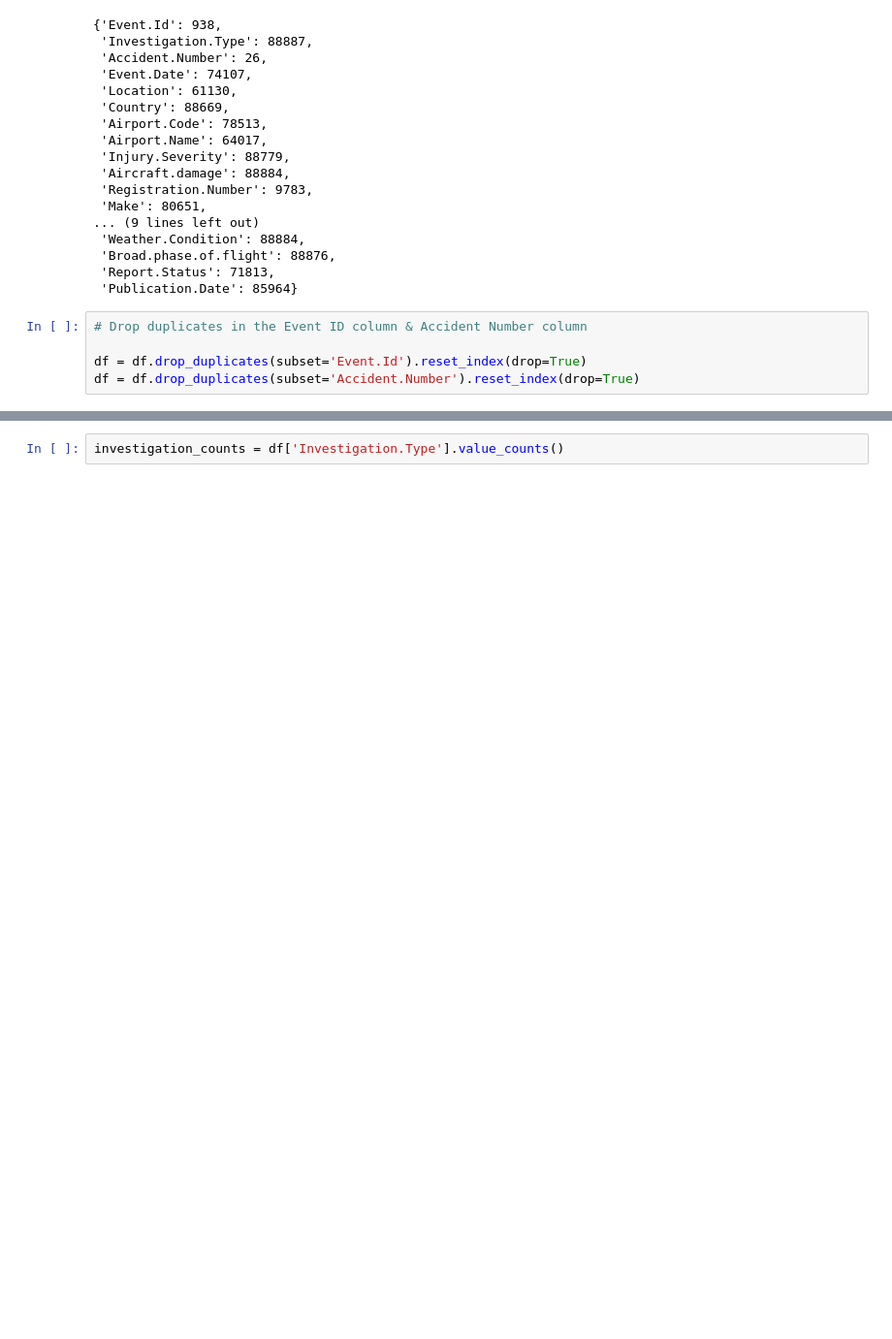
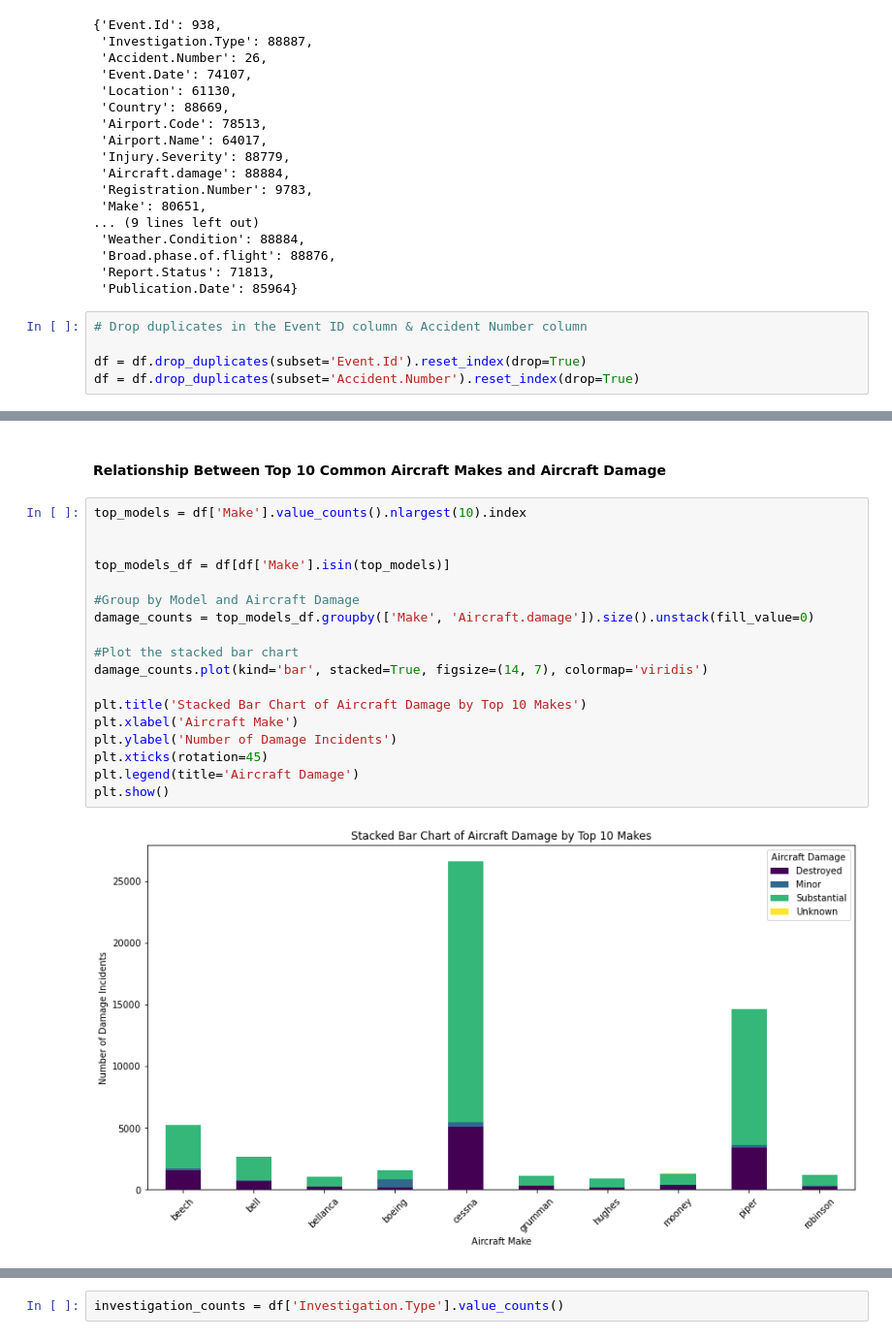
Before and after one commit to tracyotieno-1/dsc-phase-1-project-v3, a Jupyter notebook: student.ipynb, the cells around one changed output, grey strips where cells are left out. Shown at 97% size. Saved outputs shown, nothing was run; the diff lists cells and outputs as text; blank space fills up the shorter version.

```diff
--- a/student.ipynb
+++ b/student.ipynb
@@ -216,0 +222,22 @@ plt.show()
+# %% [markdown]
+#### Relationship Between Top 10 Common Aircraft Makes and Aircraft Damage
+# %%
+top_models = df['Make'].value_counts().nlargest(10).index
+
+
+top_models_df = df[df['Make'].isin(top_models)]
+
+#Group by Model and Aircraft Damage
+damage_counts = top_models_df.groupby(['Make', 'Aircraft.damage']).size().unstack(fill_value=0)
+
+#Plot the stacked bar chart
+damage_counts.plot(kind='bar', stacked=True, figsize=(14, 7), colormap='viridis')
+
+plt.title('Stacked Bar Chart of Aircraft Damage by Top 10 Makes')
+plt.xlabel('Aircraft Make')
+plt.ylabel('Number of Damage Incidents')
+plt.xticks(rotation=45)
+plt.legend(title='Aircraft Damage')
+plt.show()
+# %% [output]
+[figure, added]
```
Also changed, not shown: parts of 31 cells of this notebook, 1 other file.
